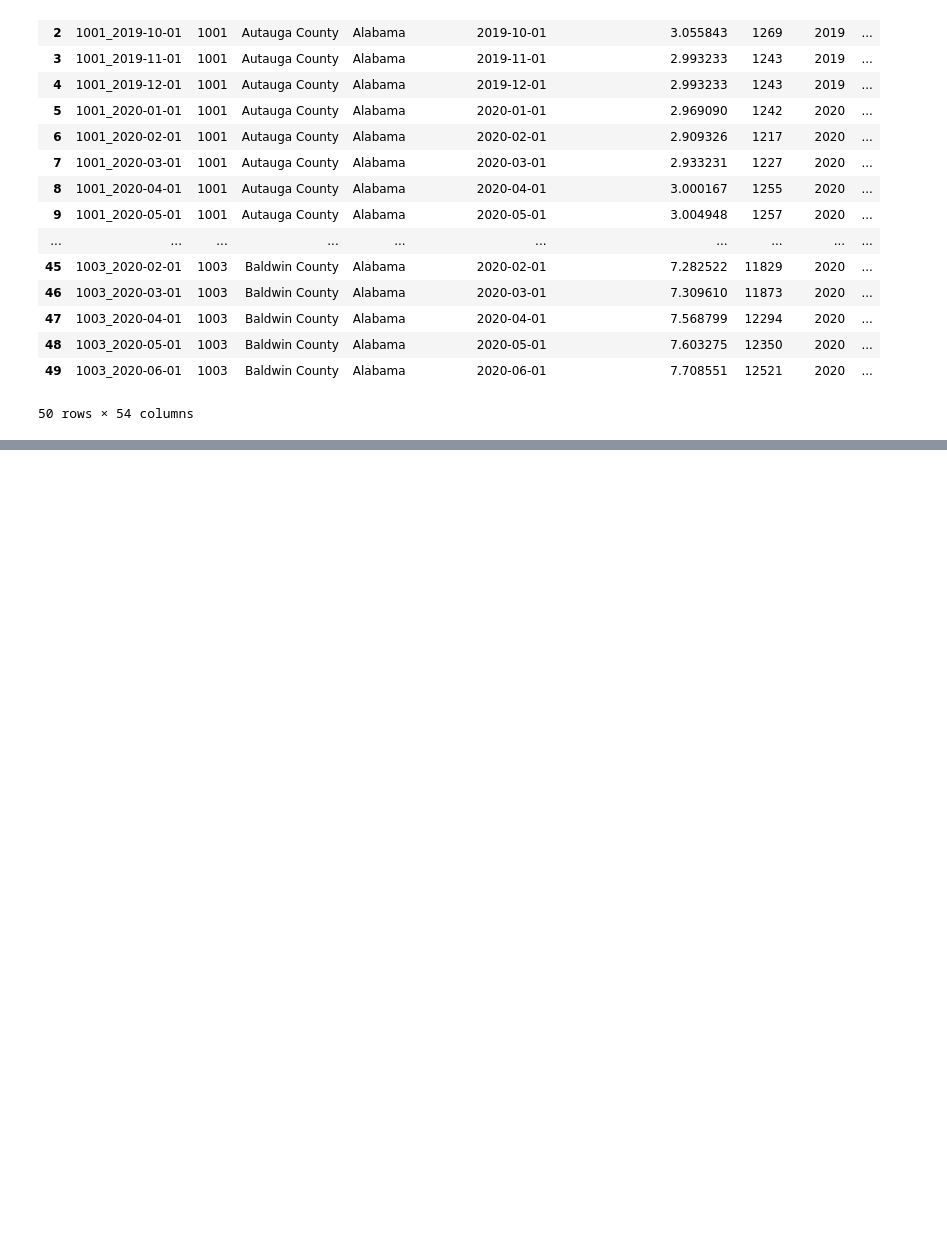
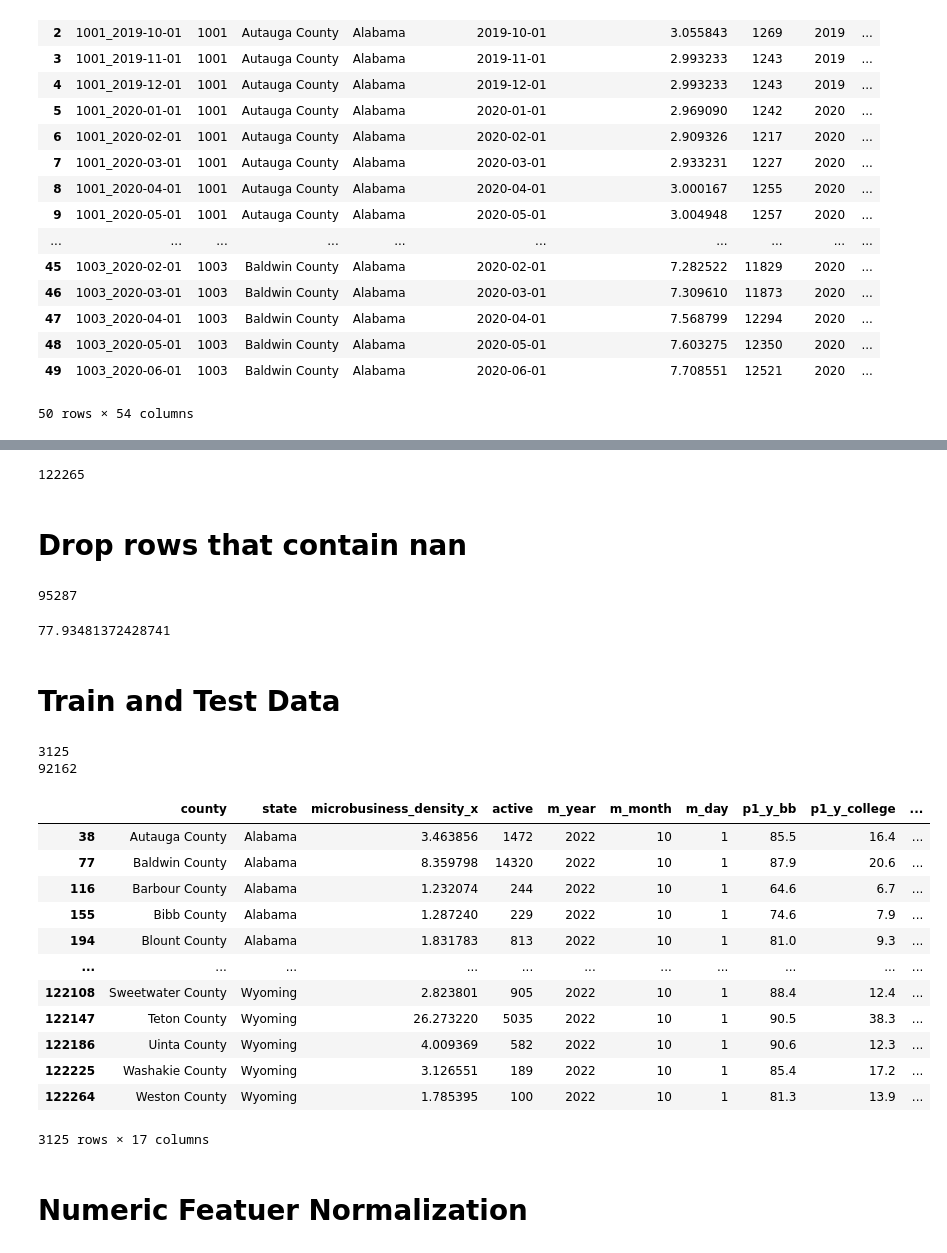
Before and after one commit to Joheun-Kang/microb, a Jupyter notebook: notebook/microb.ipynb, the cells around one changed output, grey strips where cells are left out. Cells and saved outputs as stored; diff of their text form; code cells hidden in the pictures; blank space fills up the shorter version.

```diff
--- a/notebook/microb.ipynb
+++ b/notebook/microb.ipynb
@@ -646,0 +408,2 @@ df_census.head(5) # pct_collge_xxxx: esstimate percentage for bachelor's degree
+# %%
+re_df = clean_columns(final_df)
@@ -646,0 +516,13 @@ df_census.head(5) # pct_collge_xxxx: esstimate percentage for bachelor's degree
+# %%
+df_fe = re_df.drop(columns=["row_id", "cfips", "first_day_of_month", 'pct_bb_2017', 'pct_bb_2018',
+       'pct_bb_2019', 'pct_bb_2020', 'pct_bb_2021', 'pct_college_2017',
+       'pct_college_2018', 'pct_college_2019', 'pct_college_2020',
+       'pct_college_2021', 'pct_foreign_born_2017', 'pct_foreign_born_2018',
+       'pct_foreign_born_2019', 'pct_foreign_born_2020',
+       'pct_foreign_born_2021', 'pct_it_workers_2017', 'pct_it_workers_2018',
+       'pct_it_workers_2019', 'pct_it_workers_2020', 'pct_it_workers_2021',
+       'median_hh_inc_2017', 'median_hh_inc_2018', 'median_hh_inc_2019',
+       'median_hh_inc_2020', 'median_hh_inc_2021','cases', 'deaths', 'year', 'month', 'day',
+        "first_day_of_p1_m","first_day_of_p1_y"
+])
+df_fe.head()
@@ -646,0 +584,44 @@ df_census.head(5) # pct_collge_xxxx: esstimate percentage for bachelor's degree
+# %%
+print(len(df_fe))
+# %% [output]
+122265
+# %% [markdown]
+# Drop rows that contain nan
+# %%
+df_fe_no_nan = df_fe.dropna(axis = 0)
+print(len(df_fe_no_nan))
+# %% [output]
+95287
+# %%
+95287/122265 * 100 # only drops 22 percent of the data when remove the nan value rows
+# %% [output]
+77.93481372428741
+# %% [markdown]
+# Train and Test Data
+# %%
+test_data = df_fe_no_nan[(df_fe_no_nan['m_year']==2022)&(df_fe_no_nan['m_month']==10)]
+train_data= df_fe_no_nan[(df_fe_no_nan['m_year']!=2022)|(df_fe_no_nan['m_month']!=10)]
+# %%
+print(len(test_data))
+print(len(train_data))
+# %% [output]
+3125
+92162
+# %%
+test_data
+# %% [output]
+|  | county | state | microbusiness_density_x | active | m_year | m_month | m_day | p1_y_bb | p1_y_college | ... |
+| 38 | Autauga County | Alabama | 3.463856 | 1472 | 2022 | 10 | 1 | 85.5 | 16.4 | ... |
+| 77 | Baldwin County | Alabama | 8.359798 | 14320 | 2022 | 10 | 1 | 87.9 | 20.6 | ... |
+| 116 | Barbour County | Alabama | 1.232074 | 244 | 2022 | 10 | 1 | 64.6 | 6.7 | ... |
+| 155 | Bibb County | Alabama | 1.287240 | 229 | 2022 | 10 | 1 | 74.6 | 7.9 | ... |
+| 194 | Blount County | Alabama | 1.831783 | 813 | 2022 | 10 | 1 | 81.0 | 9.3 | ... |
+| ... | ... | ... | ... | ... | ... | ... | ... | ... | ... | ... |
+| 122108 | Sweetwater County | Wyoming | 2.823801 | 905 | 2022 | 10 | 1 | 88.4 | 12.4 | ... |
+| 122147 | Teton County | Wyoming | 26.273220 | 5035 | 2022 | 10 | 1 | 90.5 | 38.3 | ... |
+| 122186 | Uinta County | Wyoming | 4.009369 | 582 | 2022 | 10 | 1 | 90.6 | 12.3 | ... |
+| 122225 | Washakie County | Wyoming | 3.126551 | 189 | 2022 | 10 | 1 | 85.4 | 17.2 | ... |
+| 122264 | Weston County | Wyoming | 1.785395 | 100 | 2022 | 10 | 1 | 81.3 | 13.9 | ... |
+3125 rows × 17 columns
+# %% [markdown]
+# Numeric Featuer Normalization
```
Also changed, not shown: parts of 54 cells of this notebook.
